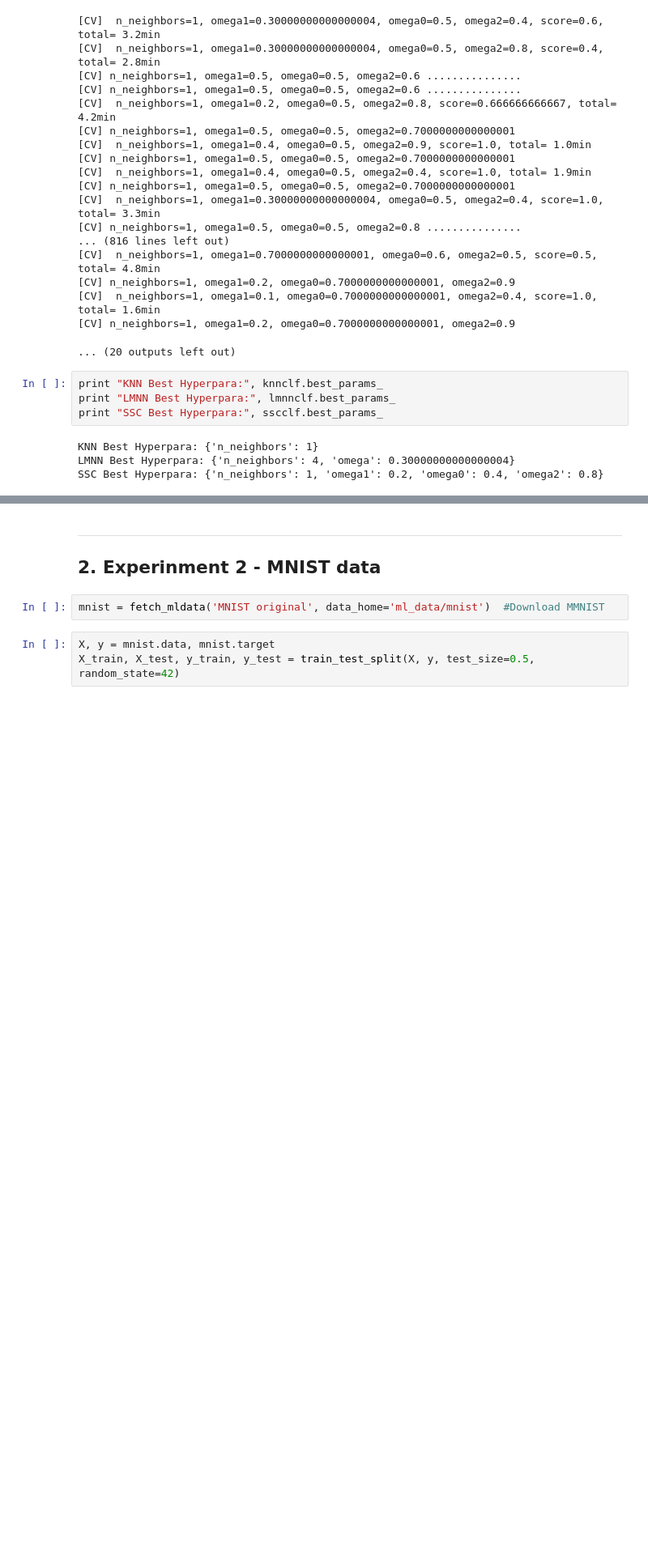
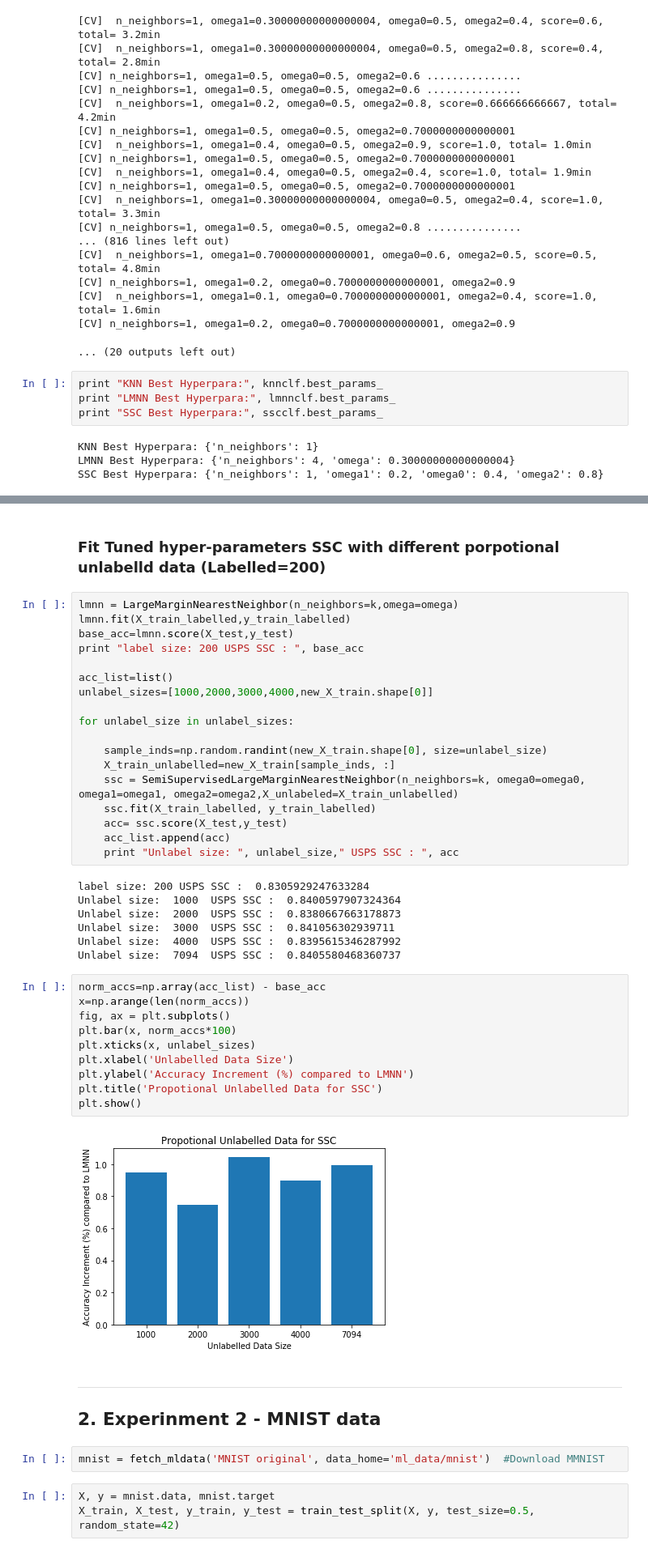
Before and after one commit to ShawnHouCHN/Advanced-Machine-Learning, a Jupyter notebook: Advanced Machine Learning - Metrics Learning.ipynb, the cells around one changed output, grey strips where cells are left out. Shown at 81% size. Drawn from its saved outputs; the diff is of its cells as text; blank space fills up the shorter version.

```diff
--- a/Advanced Machine Learning - Metrics Learning.ipynb
+++ b/Advanced Machine Learning - Metrics Learning.ipynb
@@ -424,3 +413,42 @@ print("######## Performance Test:  Labelled = ",X_train_labelled.shape, "  ###
+# %% [markdown]
+### Fit Tuned hyper-parameters SSC with different porpotional unlabelld data (Labelled=200)
+# %%
+lmnn = LargeMarginNearestNeighbor(n_neighbors=k,omega=omega)
+lmnn.fit(X_train_labelled,y_train_labelled)
+base_acc=lmnn.score(X_test,y_test)
+print "label size: 200 USPS SSC : ", base_acc
+
+acc_list=list()
+unlabel_sizes=[1000,2000,3000,4000,new_X_train.shape[0]]
+
+for unlabel_size in unlabel_sizes:
+
+    sample_inds=np.random.randint(new_X_train.shape[0], size=unlabel_size)
+    X_train_unlabelled=new_X_train[sample_inds, :]
+    ssc = SemiSupervisedLargeMarginNearestNeighbor(n_neighbors=k, omega0=omega0, omega1=omega1, omega2=omega2,X_unlabeled=X_train_unlabelled)
+    ssc.fit(X_train_labelled, y_train_labelled)
+    acc= ssc.score(X_test,y_test)
+    acc_list.append(acc)
+    print "Unlabel size: ", unlabel_size," USPS SSC : ", acc
+# %% [output]
+label size: 200 USPS SSC :  0.8305929247633284
+Unlabel size:  1000  USPS SSC :  0.8400597907324364
+Unlabel size:  2000  USPS SSC :  0.8380667663178873
+Unlabel size:  3000  USPS SSC :  0.841056302939711
+Unlabel size:  4000  USPS SSC :  0.8395615346287992
+Unlabel size:  7094  USPS SSC :  0.8405580468360737
+# %%
+norm_accs=np.array(acc_list) - base_acc
+x=np.arange(len(norm_accs))
+fig, ax = plt.subplots()
+plt.bar(x, norm_accs*100)
+plt.xticks(x, unlabel_sizes)
+plt.xlabel('Unlabelled Data Size')
+plt.ylabel('Accuracy Increment (%) compared to LMNN')
+plt.title('Propotional Unlabelled Data for SSC')
+plt.show()
+# %% [output]
+[figure, added]
 # %% [markdown]
 ***
 ## 2.  Experinment 2 - MNIST data
```
Also changed, not shown: parts of 17 cells of this notebook.
